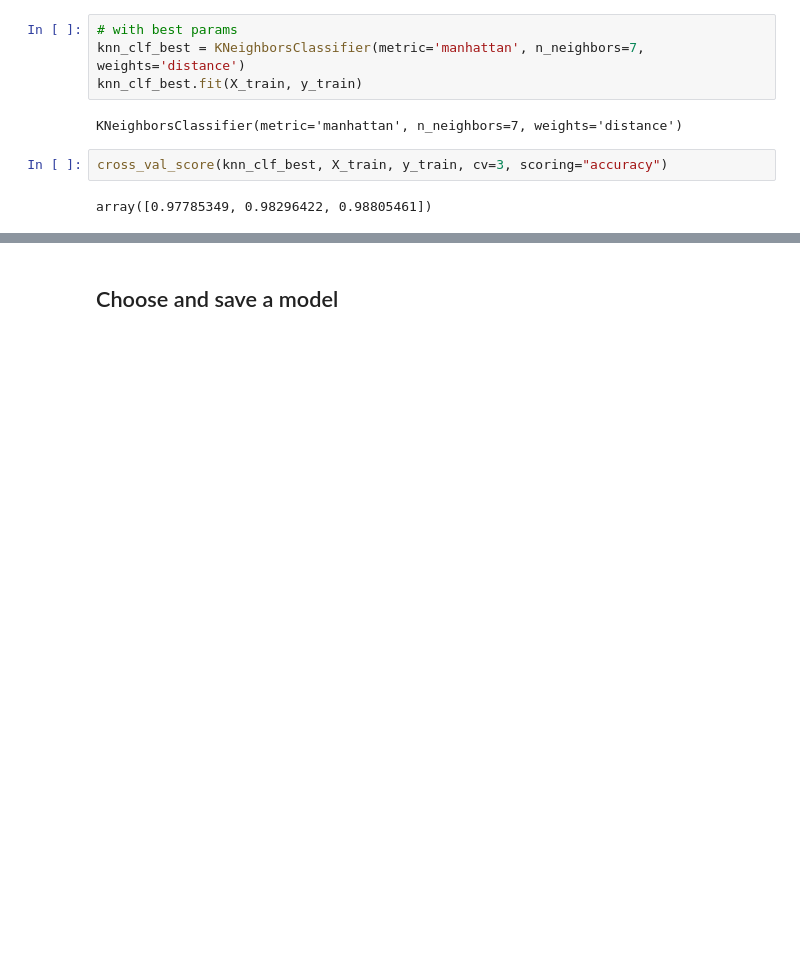
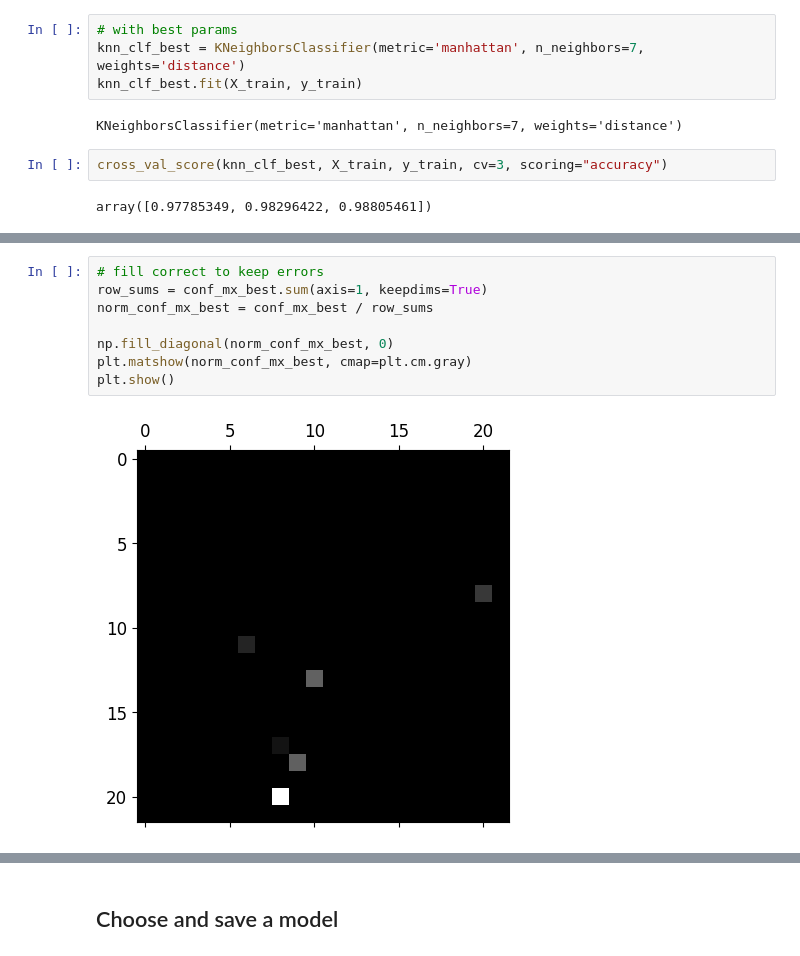
Before and after one commit to Gruppe-H/OLA2, a Jupyter notebook: Exercise.ipynb, the cells around one changed output, grey strips where cells are left out. Cells and saved outputs as stored; diff of their text form; blank space fills up the shorter version.

```diff
--- a/Exercise.ipynb
+++ b/Exercise.ipynb
@@ -498,0 +545,10 @@ array([0.97785349, 0.98296422, 0.98805461])
+# %%
+# fill correct to keep errors
+row_sums = conf_mx_best.sum(axis=1, keepdims=True)
+norm_conf_mx_best = conf_mx_best / row_sums
+
+np.fill_diagonal(norm_conf_mx_best, 0)
+plt.matshow(norm_conf_mx_best, cmap=plt.cm.gray)
+plt.show()
+# %% [output]
+[figure, added]
```
Also changed, not shown: parts of 35 cells of this notebook, 1 other file.
